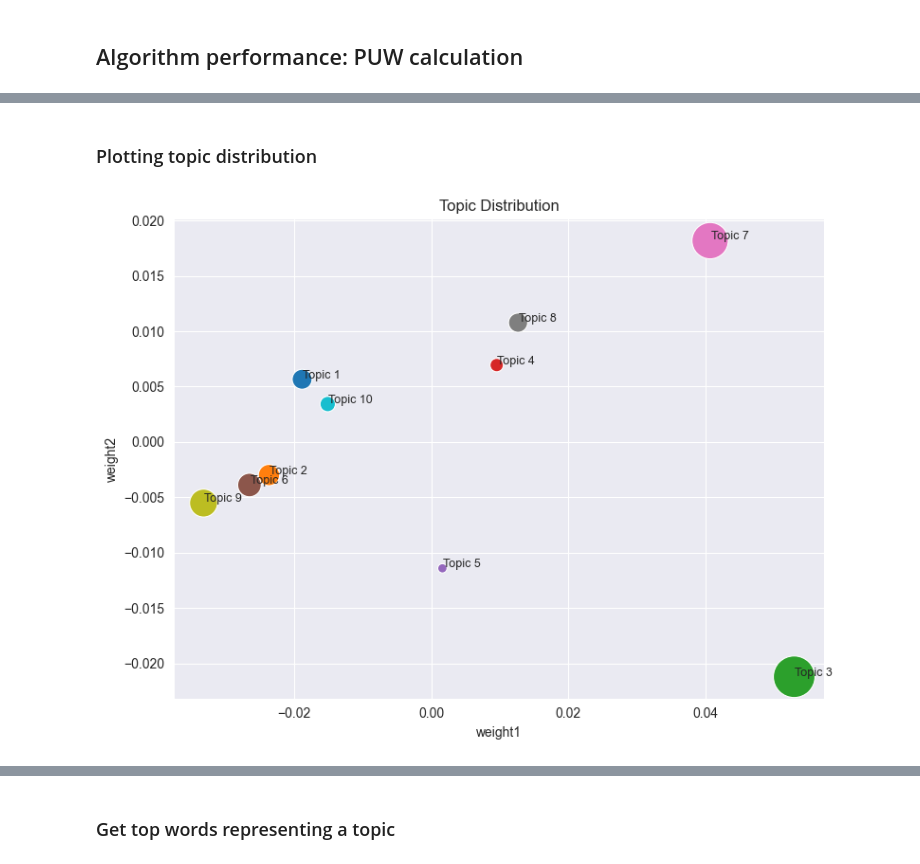
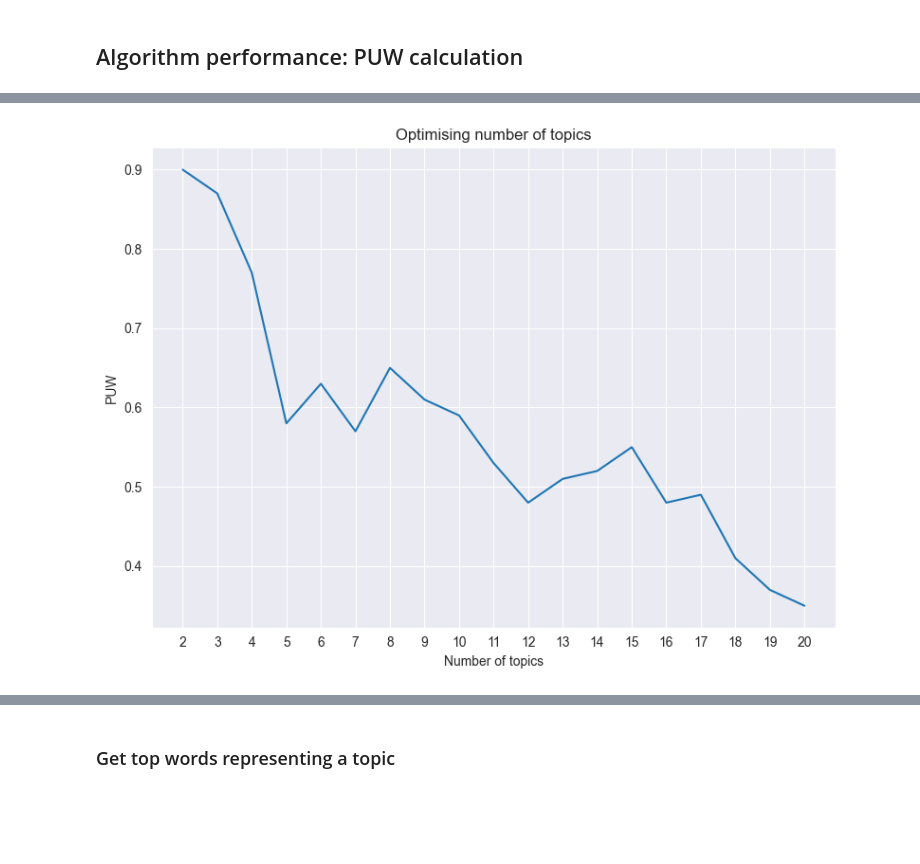
Before and after one commit to dalzihn/BigData_Final, a Jupyter notebook: code/evaluation.ipynb, the cells around one changed output, grey strips where cells are left out. Cells and saved outputs as stored; diff of their text form; code cells hidden in the pictures; blank space fills up the shorter version.

```diff
--- a/code/evaluation.ipynb
+++ b/code/evaluation.ipynb
@@ -467 +530,16 @@ max_iter = 10
+# %%
+# Plotting
+plt.figure(figsize=(8, 6))
+sns.set_style("darkgrid")
+plt.plot(num_topics, puw_values)
+
+plt.title("Optimising number of topics")
+plt.xticks(num_topics)
+plt.xlabel("Number of topics")
+plt.ylabel("PUW")
+# plt.savefig(os.path.join("..", "img", 'numTopics.png'), format='png', dpi=500)
+plt.tight_layout()
+plt.show()
+# %% [output]
+[figure, added]
 # %%
@@ -469,2 +546,0 @@ lda = LocalLDAModel.load(os.path.join("..","model", "lda"))
-# %% [markdown]
-### Plotting topic distribution
@@ -477,24 +546,0 @@ term_weights_2d = pca.fit_transform(term_weights)
-# %%
-# Create DataFrame and get topic label
-df_pca = pd.DataFrame(term_weights_2d, columns=["weight1", "weight2"])
-df_pca["Topic"] = [f"Topic {i+1}" for i in range(num_topics)]
-
-# Set size for bubble
-df_pca['size'] = (df_pca['weight1'].abs() + df_pca['weight2'].abs()) * 100  # Adjust size scale
-
-# Plotting
-plt.figure(figsize=(8, 6))
-sns.set_style("darkgrid")
-sns.scatterplot(data=df_pca, x="weight1", y="weight2", hue="Topic", size='size', sizes=(50, 1000), legend=None)
-
-# Annotate points
-for _, row in df_pca.iterrows():
-    plt.text(row["weight1"] + 0.0001, row["weight2"] + 0.0001, row["Topic"], fontsize=9)
-
-plt.title("Topic Distribution")
-plt.grid(True)
-# plt.savefig(os.path.join("..", "img", 'topic_distribution10.png'), format='png', dpi=500)
-plt.tight_layout()
-plt.show()
-# %% [output]
-[figure, removed]
```
Also changed, not shown: parts of 31 cells of this notebook.
